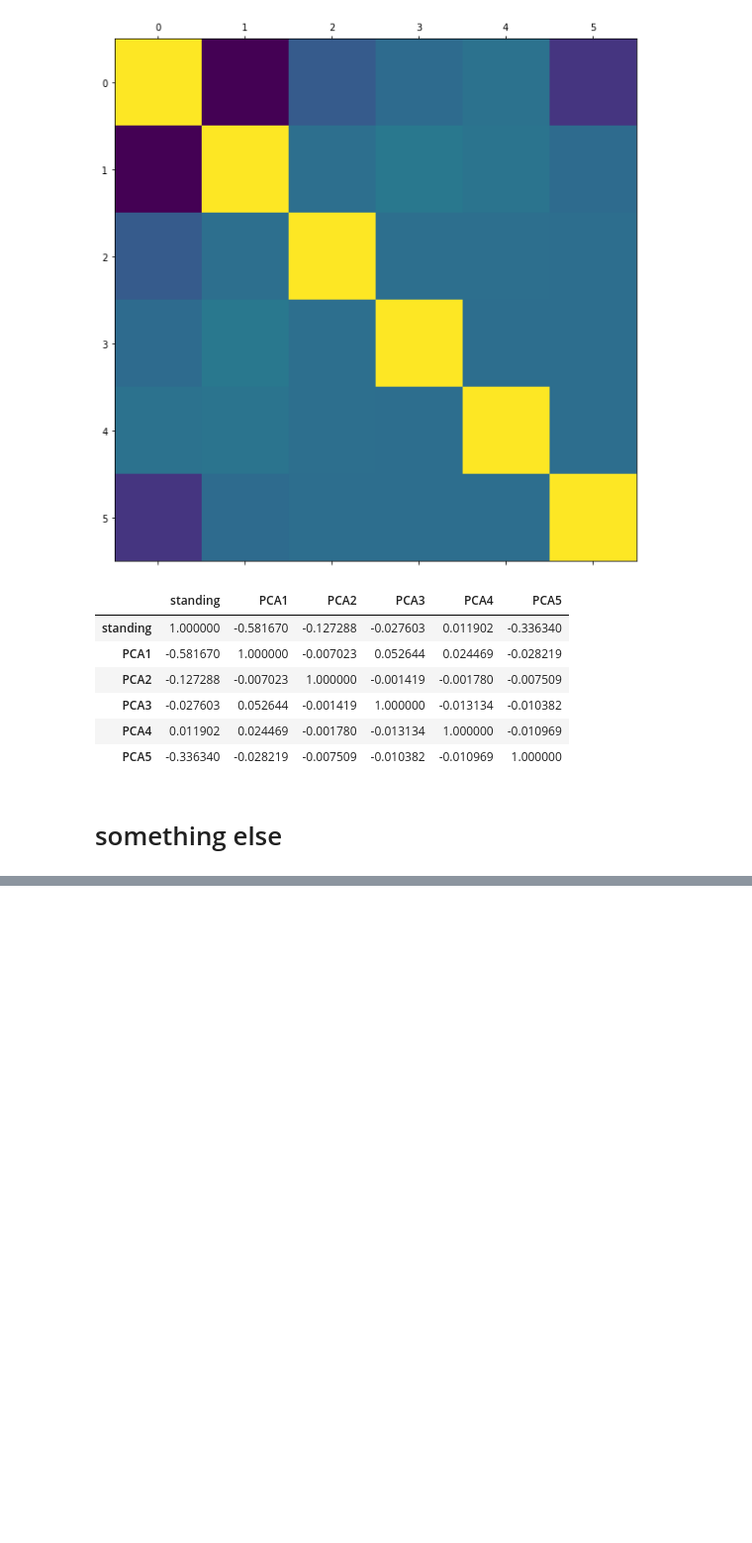
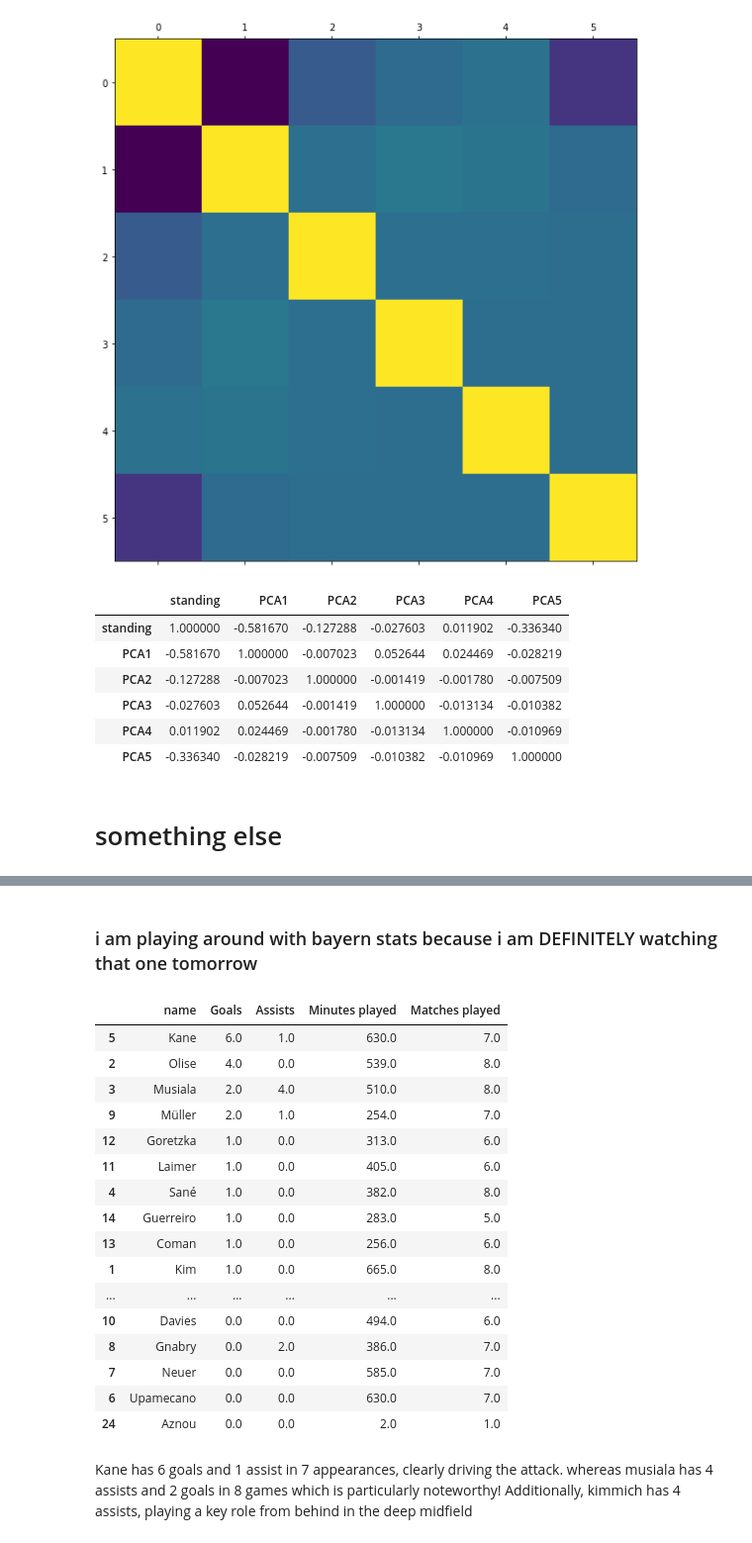
Before and after one commit to NikolaosTM/UCL2025, a Jupyter notebook: LeaguePhase/workbook.ipynb, the cells around one changed output, grey strips where cells are left out. Shown at 99% size. Cells and saved outputs as stored; diff of their text form; code cells hidden in the pictures; blank space fills up the shorter version.

```diff
--- a/LeaguePhase/workbook.ipynb
+++ b/LeaguePhase/workbook.ipynb
@@ -465,0 +555,25 @@ pca_corr
+# %% [markdown]
+### i am playing around with bayern stats because i am DEFINITELY watching that one tomorrow
+# %%
+bayern = pd.read_csv('data/uefa.com/players/bayern/master.csv')
+bayern[['name','Goals','Assists','Minutes played', 'Matches played']].dropna().sort_values('Goals',ascending=False)
+# %% [output]
+|  | name | Goals | Assists | Minutes played | Matches played |
+| 5 | Kane | 6.0 | 1.0 | 630.0 | 7.0 |
+| 2 | Olise | 4.0 | 0.0 | 539.0 | 8.0 |
+| 3 | Musiala | 2.0 | 4.0 | 510.0 | 8.0 |
+| 9 | Müller | 2.0 | 1.0 | 254.0 | 7.0 |
+| 12 | Goretzka | 1.0 | 0.0 | 313.0 | 6.0 |
+| 11 | Laimer | 1.0 | 0.0 | 405.0 | 6.0 |
+| 4 | Sané | 1.0 | 0.0 | 382.0 | 8.0 |
+| 14 | Guerreiro | 1.0 | 0.0 | 283.0 | 5.0 |
+| 13 | Coman | 1.0 | 0.0 | 256.0 | 6.0 |
+| 1 | Kim | 1.0 | 0.0 | 665.0 | 8.0 |
+| ... | ... | ... | ... | ... | ... |
+| 10 | Davies | 0.0 | 0.0 | 494.0 | 6.0 |
+| 8 | Gnabry | 0.0 | 2.0 | 386.0 | 7.0 |
+| 7 | Neuer | 0.0 | 0.0 | 585.0 | 7.0 |
+| 6 | Upamecano | 0.0 | 0.0 | 630.0 | 7.0 |
+| 24 | Aznou | 0.0 | 0.0 | 2.0 | 1.0 |
+# %% [markdown]
+Kane has 6 goals and 1 assist in 7 appearances, clearly driving the attack. whereas musiala has 4 assists and 2 goals in 8 games which is particularly noteworthy! Additionally, kimmich has 4 assists, playing a key role from behind in the deep midfield
```
Also changed, not shown: parts of 14 cells of this notebook, 15 other files.
